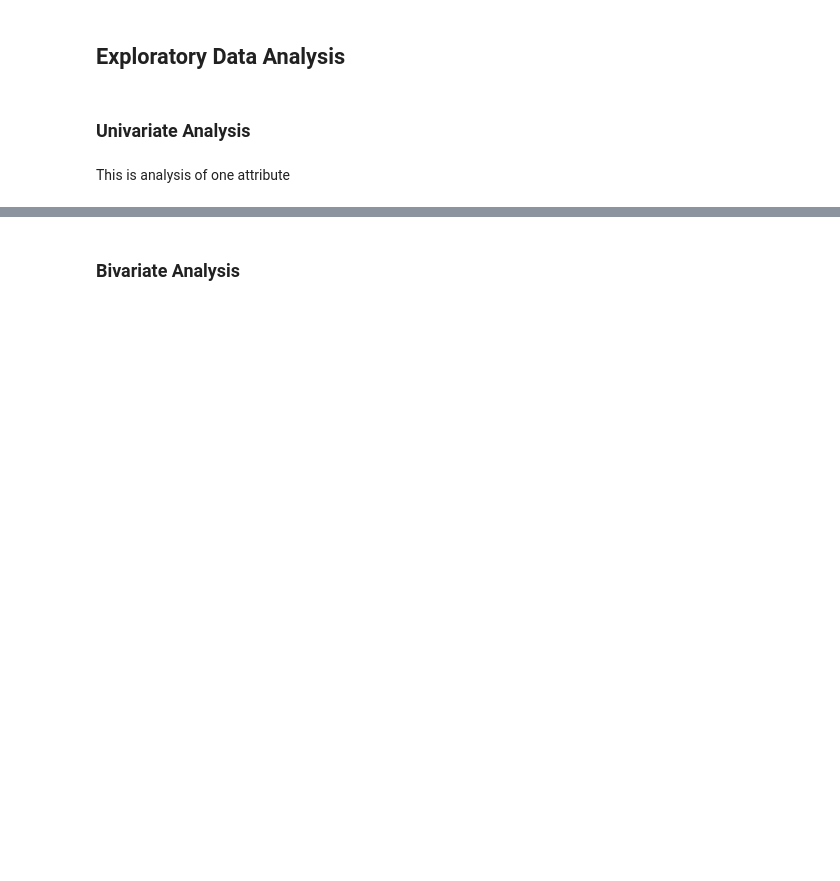
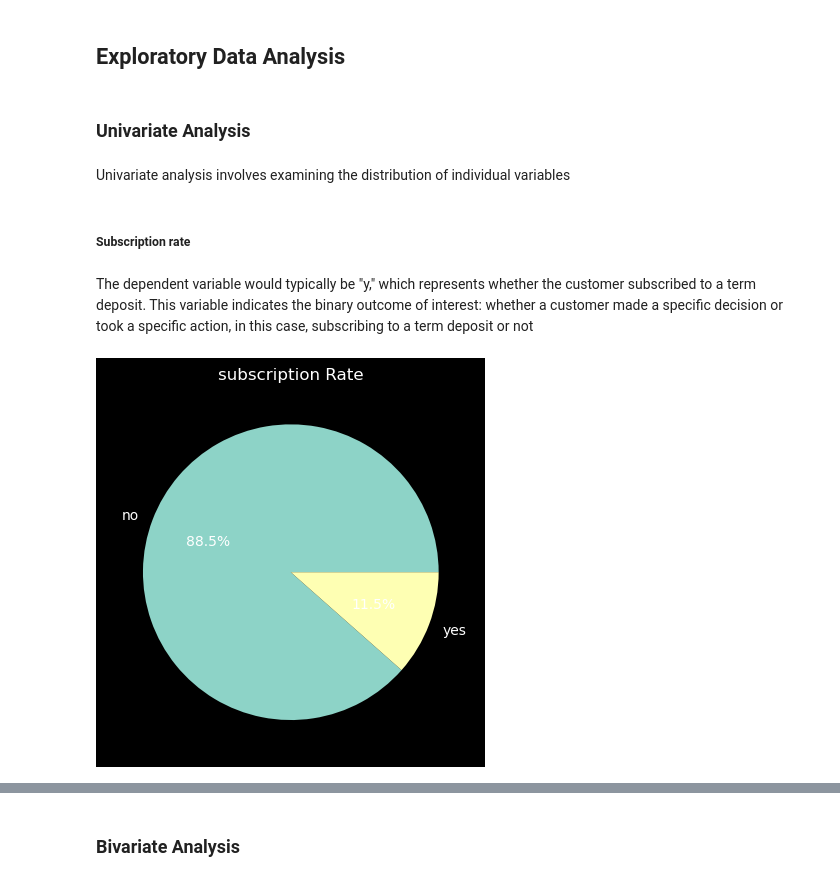
Before and after one commit to marwa9975/CUSTOMER_PURCHASE_PREDICTION, a Jupyter notebook: notebook.ipynb, the cells around one changed output, grey strips where cells are left out. Cells and saved outputs as stored; diff of their text form; code cells hidden in the pictures; blank space fills up the shorter version.

```diff
--- a/notebook.ipynb
+++ b/notebook.ipynb
@@ -247,5 +245,26 @@ plot_boxplots(data_no_outliers, numeric_columns, 'Box Plots After Removing Outli
 ## Exploratory Data Analysis
 # %% [markdown]
 ### Univariate Analysis
-# %% [markdown]
-This is analysis of one attribute
+# %% [markdown]
+Univariate analysis involves examining the distribution of individual variables
+# %% [markdown]
+##### Subscription rate
+# %% [markdown]
+The dependent variable would typically be "y," which represents whether the customer subscribed to a term deposit. This variable indicates the binary outcome of interest: whether a customer made a specific decision or took a specific action, in this case, subscribing to a term deposit or not
+# %%
+#plotting churn rate
+def plot_churn_rate(data):
+    #Create a figure
+    fig, ax = plt.subplots()
+
+    # Plot the churn rate
+    ax.pie(bank['y'].value_counts(), labels=bank['y'].value_counts().index, autopct='%1.1f%%')
+
+    # Add a title
+    ax.set_title('subscription Rate')
+
+    # Show the plot
+    plt.show()
+plot_churn_rate(bank['y'])
+# %% [output]
+[figure, added]
```
Also changed, not shown: parts of 10 cells of this notebook.
